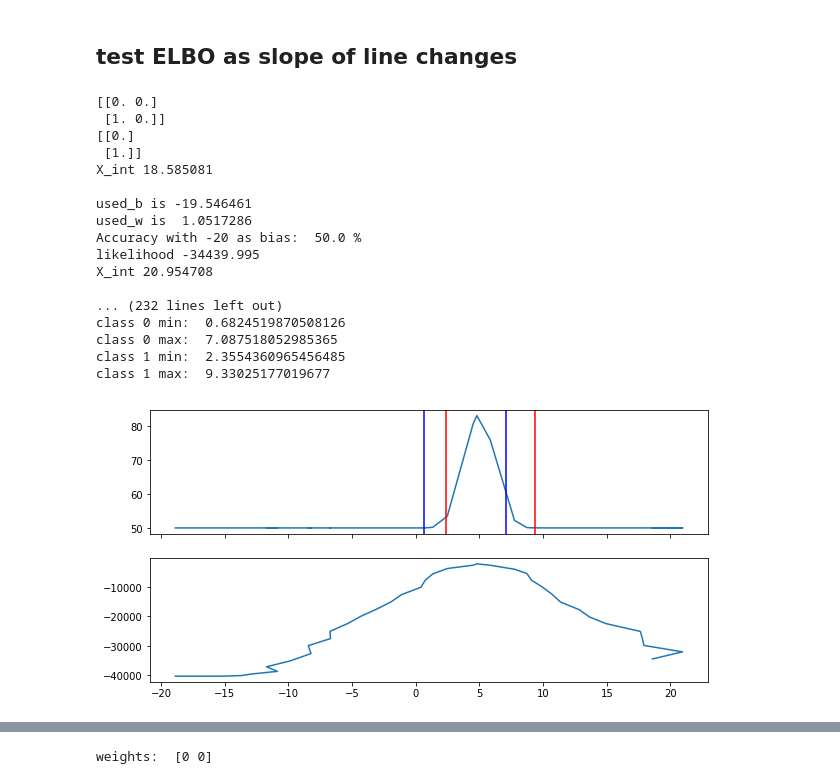
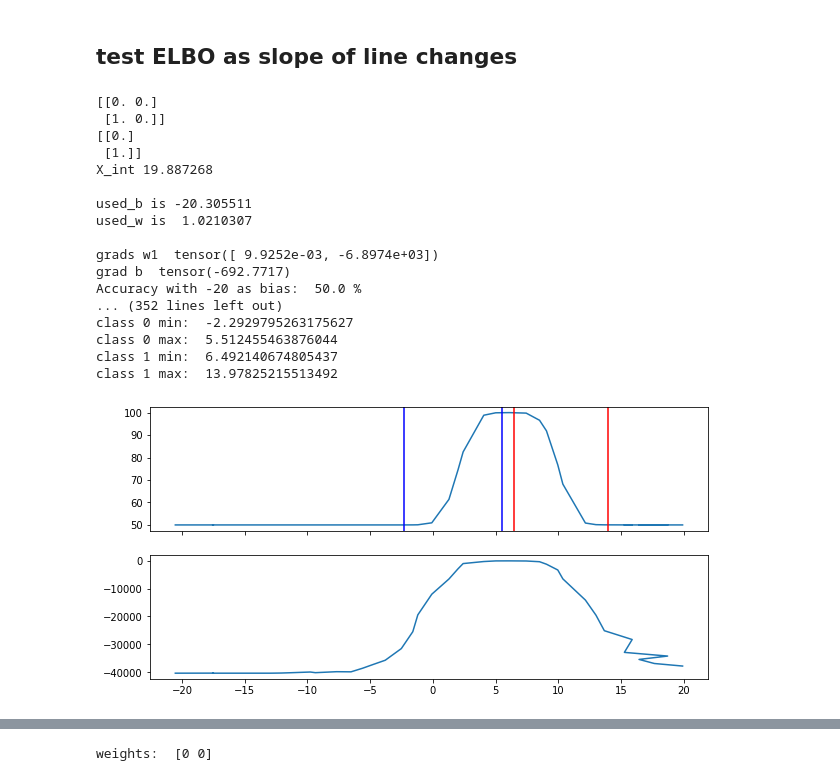
Before and after one commit to Emerson-Wenzel/BDL_final_project, a Jupyter notebook: Baysian_Logistic_regression_daniel.ipynb, the cells around one changed output, grey strips where cells are left out. Drawn from its saved outputs; the diff is of its cells as text; code cells hidden in the pictures.

Commit message:
Changed likelihood to be a normal cdf of the threshold (in logit space)

```diff
--- a/Baysian_Logistic_regression_daniel.ipynb
+++ b/Baysian_Logistic_regression_daniel.ipynb
@@ -182,21 +180,16 @@ y_train = np.empty(shape=(dataset_size,), dtype=float)
 
 # make first dimension 0 to effectively make it univariate
 # bc current bnn arch only works with multivariate input
-X_train[:int(dataset_size/2), 0] = np.random.normal(loc=1,
-                                                   scale=1,
-                                                   size=(int(dataset_size/2),))
-X_train[:int(dataset_size/2), 1] = np.random.normal(loc=1,
-                                                 scale=2,
+X_train[:int(dataset_size/2), 0] = 0
+X_train[:int(dataset_size/2), 1] = np.random.normal(loc=2,
+                                                 scale=1,
                                                  size=(int(dataset_size/2),))
 y_train[:int(dataset_size/2)] = 0
 
 
 
-X_train[int(dataset_size/2):, 0] = np.random.normal(loc=3,
-                                                   scale=2,
-                                                   size=(int(dataset_size/2),))
-
-X_train[int(dataset_size/2):, 1] = np.random.normal(loc=3,
+X_train[int(dataset_size/2):, 0] = 0
+X_train[int(dataset_size/2):, 1] = np.random.normal(loc=10,
                                                    scale=1,
                                                    size=(int(dataset_size/2),))
 y_train[int(dataset_size/2):] = 1
@@ -296,7 +292,8 @@ for b in bs:
                                     prior_s=0.8,
                                     linear_regression=True,
                                     classification=True,
-                                    preset={'W_mu': W_full, 'b_mu': b_full})
+                                    preset={'W_mu': W_full, 'b_mu': b_full},
+                                    num_MC_samples=200)
     preset_preds = bnn_preset.model.forward(torch.Tensor(X_train), predict=True).detach().numpy()
     used_b = bnn_preset.model.l1.usedBias[0].detach().numpy()
     used_w = bnn_preset.model.l1.usedWeights[:,0][1].detach().numpy()
@@ -316,45 +313,45 @@ for b in bs:
     likelihood = bnn_preset.mean_likelihood
     likelihoods.append(likelihood)
     print('likelihood', likelihood)
 
     grad_bs.append(bnn_preset.gradB)
 
 fig, ax = plt.subplots(2, 1, figsize=(10,5), sharex=True)
 ax[0].plot(x_ints, accuracies)
 # ax[0].scatter([np.min(X_train[y_train == 0, 1]), np.max(X_train[y_train == 0, 1])], [50,50], c='blue')
 ax[0].axvline(np.min(X_train[y_train == 0, 1]), c='blue')
 ax[0].axvline(np.max(X_train[y_train == 0, 1]), c='blue')
 
 ax[0].axvline(np.min(X_train[y_train == 1, 1]), c='red')
 ax[0].axvline(np.max(X_train[y_train == 1, 1]), c='red')
 
 # ax[0].scatter([np.min(X_train[y_train == 1, 1]), np.max(X_train[y_train == 1, 1])], [50,50], c='red')
 
 
 ax[1].plot(x_ints, likelihoods)
 print('class 0 min: ', np.min(X_train[y_train == 0, 1]))
 print('class 0 max: ',np.max(X_train[y_train == 0, 1]))
 print('class 1 min: ', np.min(X_train[y_train == 1, 1]))
 print('class 1 max: ',np.max(X_train[y_train == 1, 1]))
 # %% [output]
 [[0. 0.]
  [1. 0.]]
 [[0.]
  [1.]]
-X_int 18.585081
+X_int 19.887268
 
-used_b is -19.546461
-used_w is  1.0517286
+used_b is -20.305511
+used_w is  1.0210307
+
+grads w1  tensor([ 9.9252e-03, -6.8974e+03])
+grad b  tensor(-692.7717)
 Accuracy with -20 as bias:  50.0 %
-likelihood -34439.995
-X_int 20.954708
-
-... (232 lines left out)
-class 0 min:  0.6824519870508126
-class 0 max:  7.087518052985365
-class 1 min:  2.3554360965456485
-class 1 max:  9.33025177019677
+... (352 lines left out)
+class 0 min:  -2.2929795263175627
+class 0 max:  5.512455463876044
+class 1 min:  6.492140674805437
+class 1 max:  13.97825215513492
-[figure, old version]
+[figure, new version]
 # %%
 fig, ax = plt.subplots(3, 1, figsize=(10,9), sharex=True)
 ax[0].set_title('Accuracy v X-intercept')
```
Also changed, not shown: parts of 9 cells of this notebook, 1 other file.
